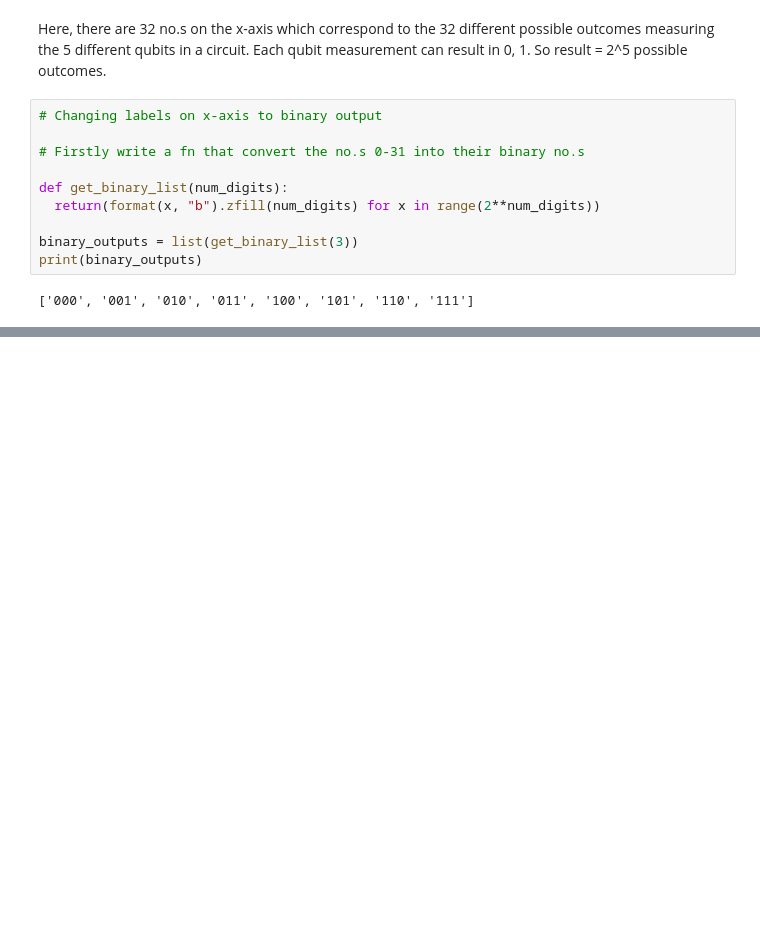
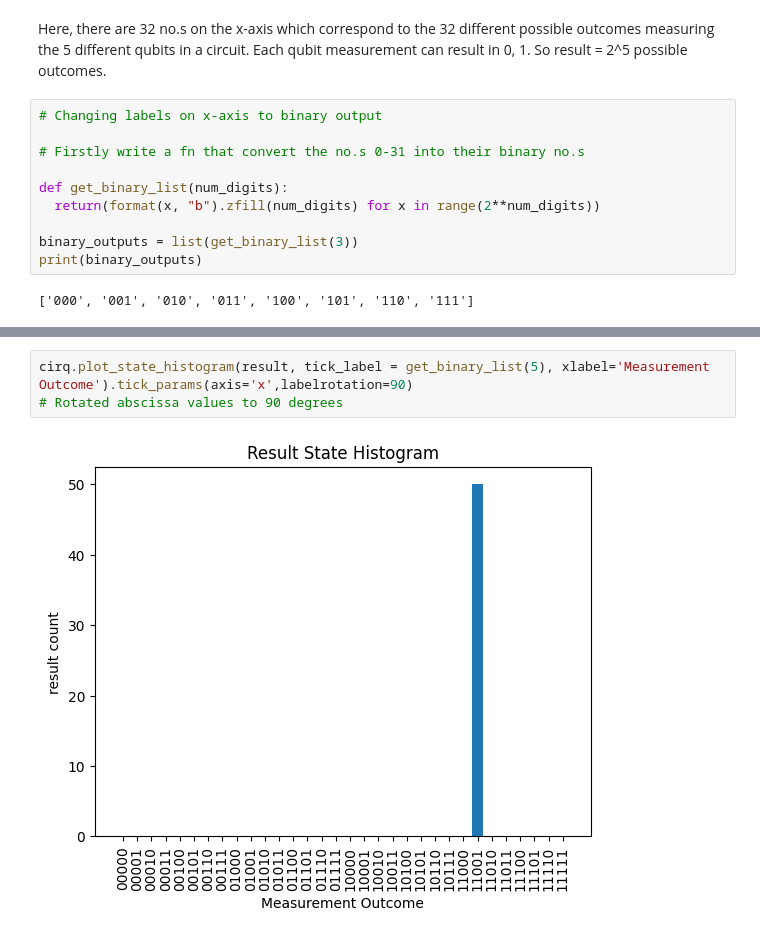
Before and after one commit to BarnaliBhowmik/NeuroQuanta, a Jupyter notebook: Quantum_Programming_with_Cirq.ipynb, the cells around one changed output, grey strips where cells are left out. Cells and saved outputs as stored; diff of their text form; blank space fills up the shorter version.

```diff
--- a/Quantum_Programming_with_Cirq.ipynb
+++ b/Quantum_Programming_with_Cirq.ipynb
@@ -719,0 +735,5 @@ cirq.plot_state_histogram(result, tick_label=get_binary_list(5), xlabel='Measure
+# %%
+cirq.plot_state_histogram(result, tick_label = get_binary_list(5), xlabel='Measurement Outcome').tick_params(axis='x',labelrotation=90)
+# Rotated abscissa values to 90 degrees
+# %% [output]
+[figure, added]
```
Also changed, not shown: parts of 7 cells of this notebook.
